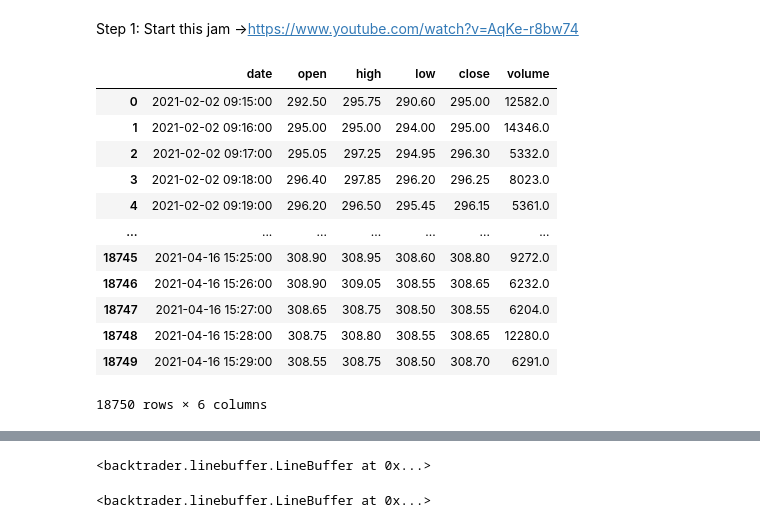
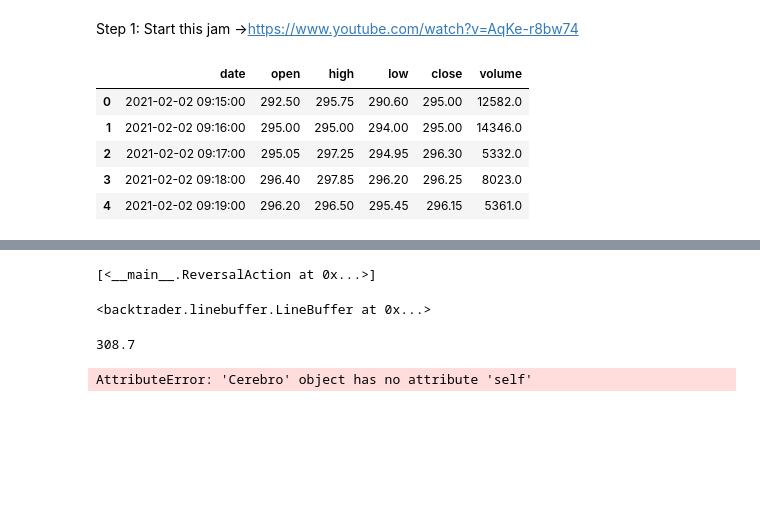
Before and after one commit to sagarrathi/AlgoTrading, a Jupyter notebook: Backtester.ipynb, the cells around one changed output, grey strips where cells are left out. Saved outputs shown, nothing was run; the diff lists cells and outputs as text; code cells hidden in the pictures; blank space fills up the shorter version.

```diff
--- a/Backtester.ipynb
+++ b/Backtester.ipynb
@@ -1,64 +1,57 @@
-# %% [markdown]
-Step 1: Start this jam ->https://www.youtube.com/watch?v=AqKe-r8bw74
+# %% [markdown]
+Step 1: Start this jam ->https://www.youtube.com/watch?v=AqKe-r8bw74
 # %%
 import pandas as pd
 
 import sqlalchemy
 sql_obj = sqlalchemy.create_engine('postgresql://krh:krh@123@localhost:5432/krh')
-# %%
-df = pd.read_sql_table('tatamotor_1min', sql_obj, parse_dates={'date': {'format': '%Y-%m-%d %H:%M:%S'}})
-df
-# %% [output]
-|  | date | open | high | low | close | volume |
-| 0 | 2021-02-02 09:15:00 | 292.50 | 295.75 | 290.60 | 295.00 | 12582.0 |
-| 1 | 2021-02-02 09:16:00 | 295.00 | 295.00 | 294.00 | 295.00 | 14346.0 |
-| 2 | 2021-02-02 09:17:00 | 295.05 | 297.25 | 294.95 | 296.30 | 5332.0 |
-| 3 | 2021-02-02 09:18:00 | 296.40 | 297.85 | 296.20 | 296.25 | 8023.0 |
-| 4 | 2021-02-02 09:19:00 | 296.20 | 296.50 | 295.45 | 296.15 | 5361.0 |
-| ... | ... | ... | ... | ... | ... | ... |
-| 18745 | 2021-04-16 15:25:00 | 308.90 | 308.95 | 308.60 | 308.80 | 9272.0 |
-| 18746 | 2021-04-16 15:26:00 | 308.90 | 309.05 | 308.55 | 308.65 | 6232.0 |
-| 18747 | 2021-04-16 15:27:00 | 308.65 | 308.75 | 308.50 | 308.55 | 6204.0 |
-| 18748 | 2021-04-16 15:28:00 | 308.75 | 308.80 | 308.55 | 308.65 | 12280.0 |
-| 18749 | 2021-04-16 15:29:00 | 308.55 | 308.75 | 308.50 | 308.70 | 6291.0 |
-18750 rows × 6 columns
 # %%
+df = pd.read_sql_table('tatamotor_1min', sql_obj, parse_dates={'date': {'format': '%Y-%m-%d %H:%M:%S'}})
+display(df.head())
+
 import backtrader as bt
+
 
 class ReversalAction(bt.Strategy):
 
 
-    def log(self,txt, close, dt=None):
-#         print(txt, close)
+    def log(dtm,txt,close, dt=None):
+        print(txt, close)
         pass
 
     def __init__(self):
 
         #Keep a reference to the "close" line in the data[0] dataseries
-        self.dataclose = self.datas[0].close
-        self.x=self.data
+        self.dataclose = self.datas[0].close[0]
+        self.dtm=self.datas[0].datetime.datetime().isoformat()
 
     def next(self):
-        self.log("Close:",self.datas[0].close[0] )
+        self.log(self.dtm,"Close:", self.dataclose)
 
 def value_extracter(bt_object):
     return bt_object.x
 
 
 #Creating Cerebro Obect
 cerebro=bt.Cerebro()
 
 # Add data to cerebro
 data=bt.feeds.PandasData(dataname=df,
                         datetime=0)
 cerebro.adddata(data)
 
 # Add stratedgy to Cerebro
 cerebro.addstrategy(ReversalAction)
 
 #RUN Cerebro Engine
 cerebro.run()
 
 # PLot
 # cerebro.plot(style='bar')
 # %% [output]
+|  | date | open | high | low | close | volume |
+| 0 | 2021-02-02 09:15:00 | 292.50 | 295.75 | 290.60 | 295.00 | 12582.0 |
+| 1 | 2021-02-02 09:16:00 | 295.00 | 295.00 | 294.00 | 295.00 | 14346.0 |
+| 2 | 2021-02-02 09:17:00 | 295.05 | 297.25 | 294.95 | 296.30 | 5332.0 |
+| 3 | 2021-02-02 09:18:00 | 296.40 | 297.85 | 296.20 | 296.25 | 8023.0 |
+| 4 | 2021-02-02 09:19:00 | 296.20 | 296.50 | 295.45 | 296.15 | 5361.0 |
@@ -66 +75,2 @@ cerebro.run()
+[<__main__.ReversalAction at 0x...>]
 # %%
@@ -69,6 +79,10 @@ y
 # %% [output]
 <backtrader.linebuffer.LineBuffer at 0x...>
 # %%
-y
+y[0]
 # %% [output]
-<backtrader.linebuffer.LineBuffer at 0x...>
+308.7
+# %%
+cerebro
+# %% [output]
+AttributeError: 'Cerebro' object has no attribute 'self'
```
Also changed, not shown: parts of 2 cells of this notebook.
